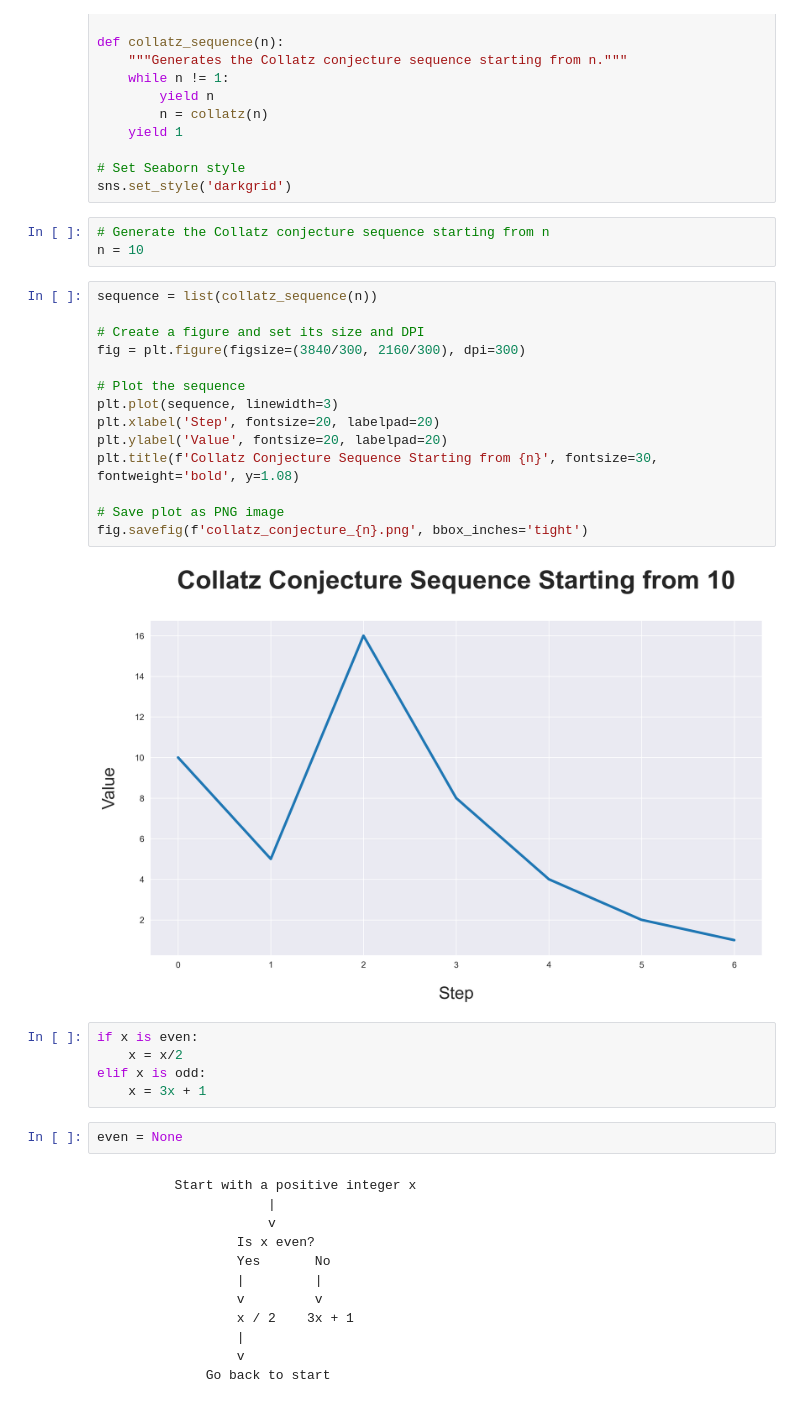
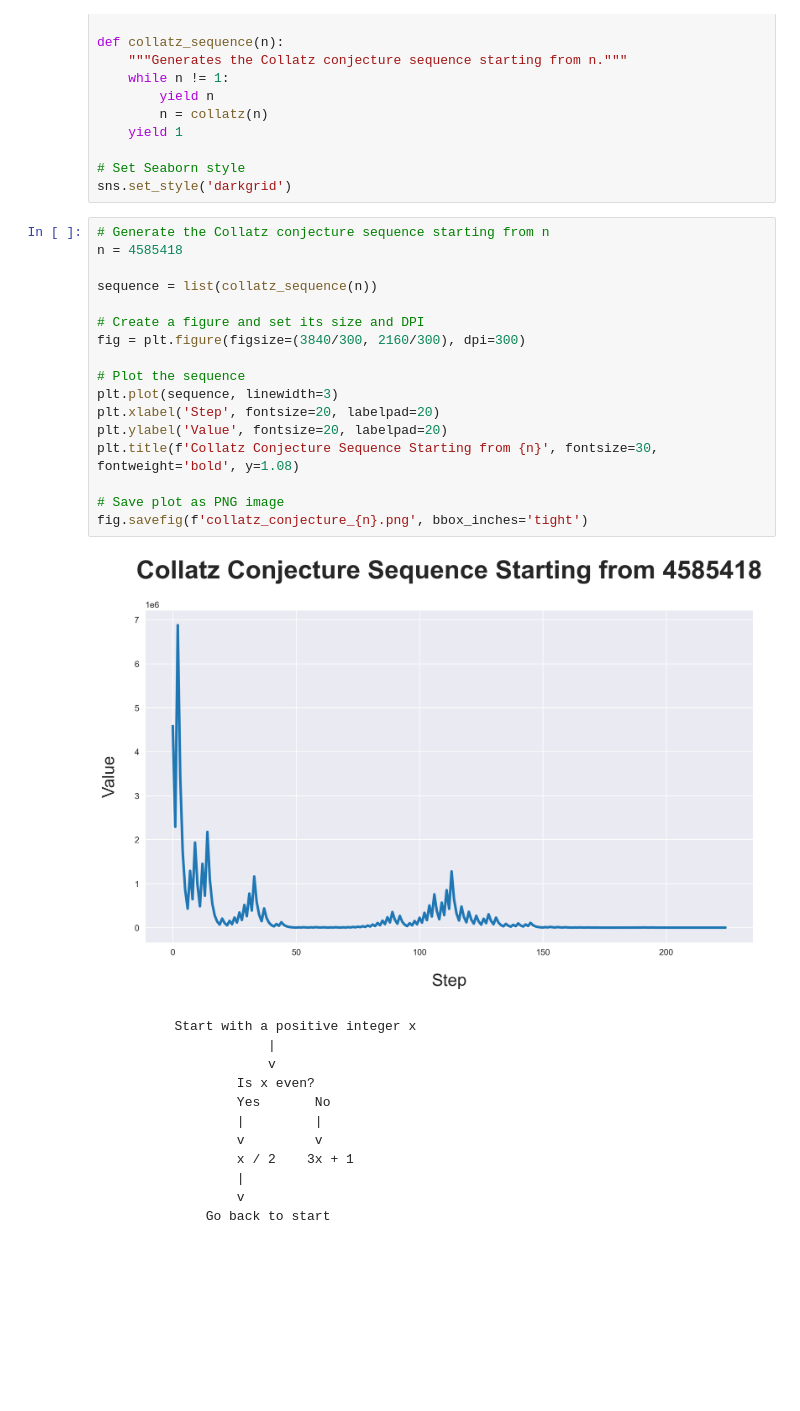
Before and after one commit to PrasoonPratham/collatz-conjecture, a Jupyter notebook: main.ipynb, the cells around one changed output. Drawn from its saved outputs; the diff is of its cells as text; blank space fills up the shorter version.

Commit message:
more images

```diff
--- a/main.ipynb
+++ b/main.ipynb
@@ -18,32 +18,25 @@ def collatz_sequence(n):
 
 # Set Seaborn style
 sns.set_style('darkgrid')
-# %%
-# Generate the Collatz conjecture sequence starting from n
-n = 10
 # %%
+# Generate the Collatz conjecture sequence starting from n
+n = 4585418
+
 sequence = list(collatz_sequence(n))
 
 # Create a figure and set its size and DPI
 fig = plt.figure(figsize=(3840/300, 2160/300), dpi=300)
 
 # Plot the sequence
 plt.plot(sequence, linewidth=3)
 plt.xlabel('Step', fontsize=20, labelpad=20)
 plt.ylabel('Value', fontsize=20, labelpad=20)
 plt.title(f'Collatz Conjecture Sequence Starting from {n}', fontsize=30, fontweight='bold', y=1.08)
 
 # Save plot as PNG image
 fig.savefig(f'collatz_conjecture_{n}.png', bbox_inches='tight')
 # %% [output]
-[figure, old version]
+[figure, new version]
-# %%
-if x is even:
-    x = x/2
-elif x is odd:
-    x = 3x + 1
-# %%
-even = None
 # %% [markdown]
             Start with a positive integer x
                         |
```
Also changed, not shown: parts of 1 cell of this notebook, 5 other files.
